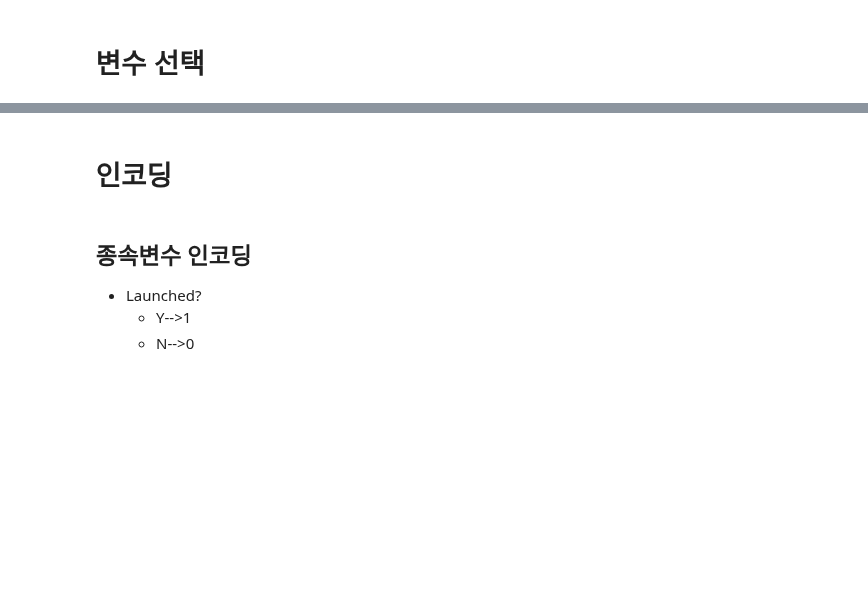
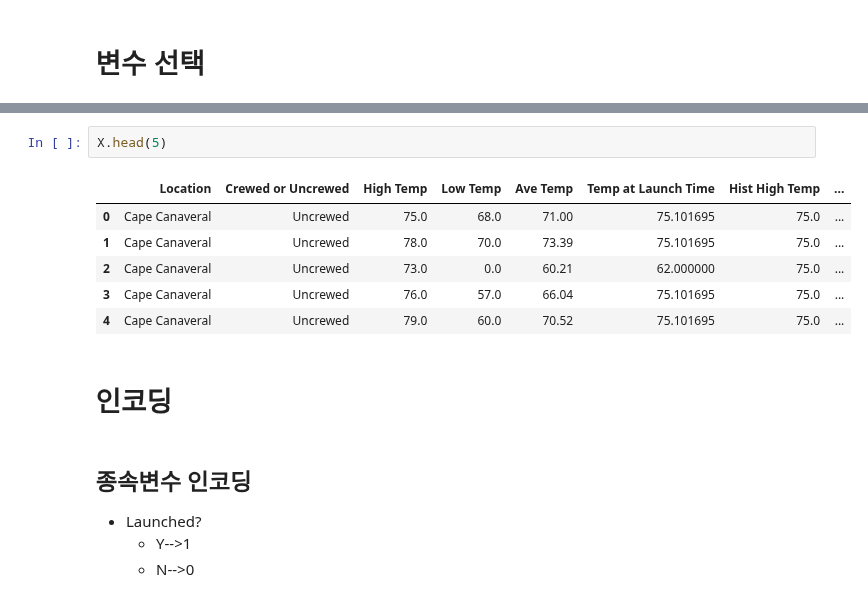
Before and after one commit to BrianK64/Microsoft_AI_School, a Jupyter notebook: Machine_Learning/Rocket_Launch_Prediction.ipynb, the cells around one changed output, grey strips where cells are left out. Drawn from its saved outputs; the diff is of its cells as text; blank space fills up the shorter version.

```diff
--- a/Machine_Learning/Rocket_Launch_Prediction.ipynb
+++ b/Machine_Learning/Rocket_Launch_Prediction.ipynb
@@ -266,3 +298,12 @@ dtype: int64
+# %%
+X.head(5)
+# %% [output]
+|  | Location | Crewed or Uncrewed | High Temp | Low Temp | Ave Temp | Temp at Launch Time | Hist High Temp | ... |
+| 0 | Cape Canaveral | Uncrewed | 75.0 | 68.0 | 71.00 | 75.101695 | 75.0 | ... |
+| 1 | Cape Canaveral | Uncrewed | 78.0 | 70.0 | 73.39 | 75.101695 | 75.0 | ... |
+| 2 | Cape Canaveral | Uncrewed | 73.0 | 0.0 | 60.21 | 62.000000 | 75.0 | ... |
+| 3 | Cape Canaveral | Uncrewed | 76.0 | 57.0 | 66.04 | 75.101695 | 75.0 | ... |
+| 4 | Cape Canaveral | Uncrewed | 79.0 | 60.0 | 70.52 | 75.101695 | 75.0 | ... |
 # %% [markdown]
 
 # 인코딩
```
Also changed, not shown: parts of 11 cells of this notebook.
